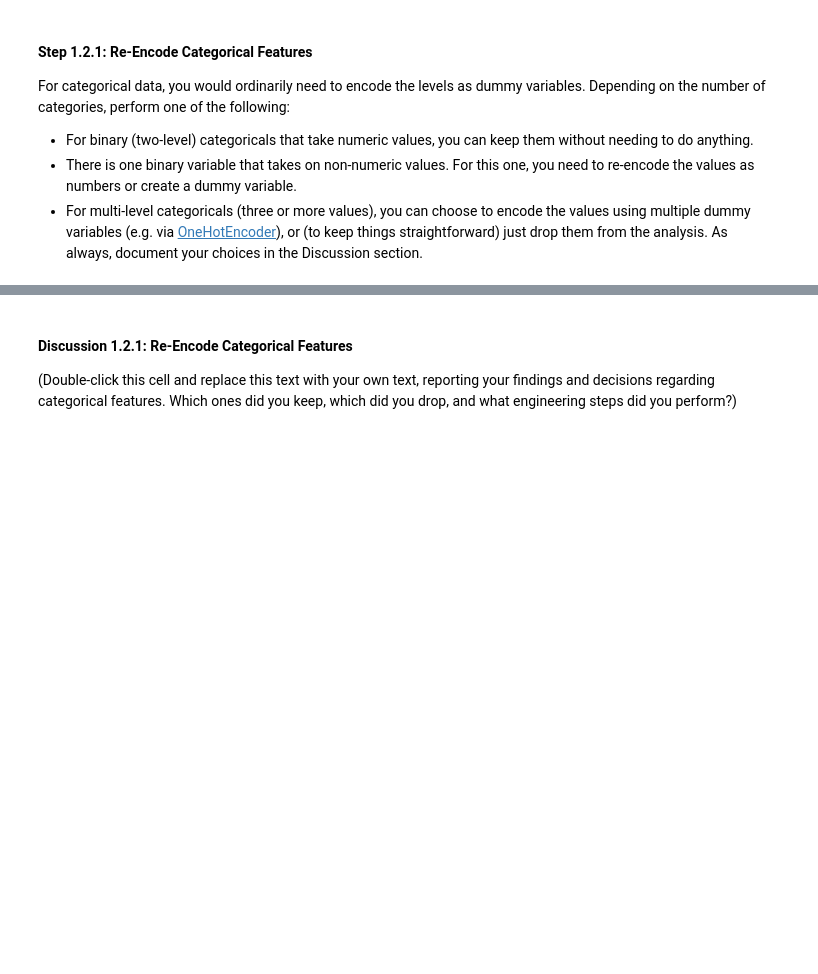
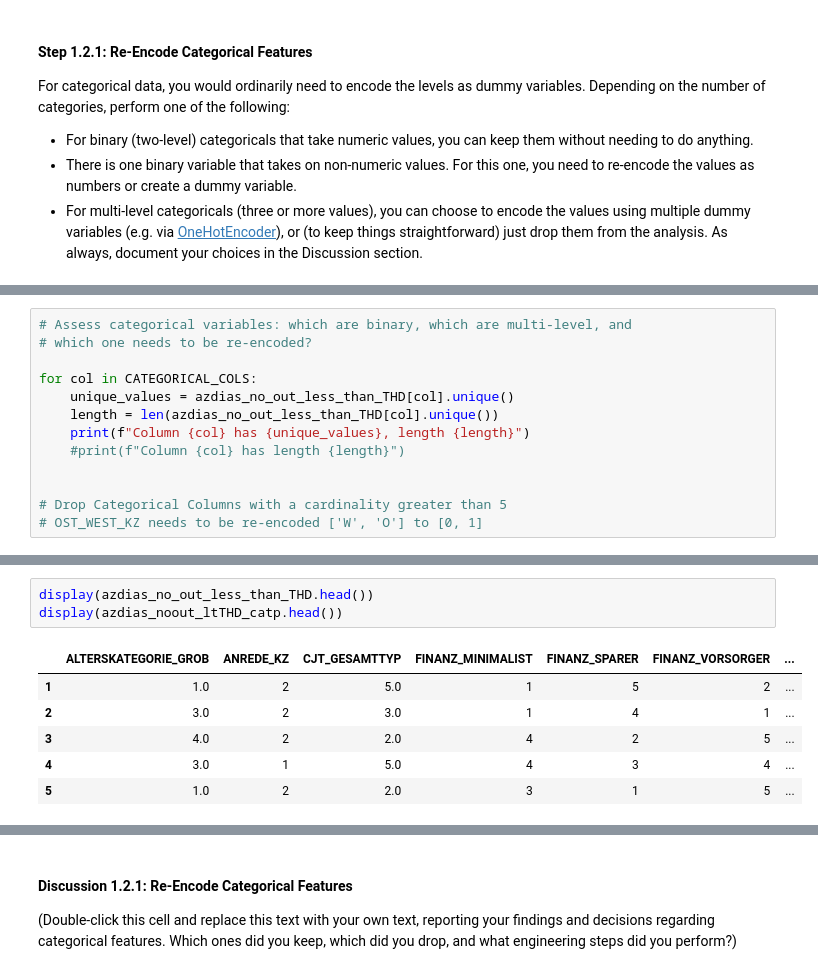
Before and after one commit to EugeneGene/customer_segments_Arvato, a Jupyter notebook: notebooks/Identify_Customer_Segments.ipynb, the cells around one changed output, grey strips where cells are left out. Saved outputs shown, nothing was run; the diff lists cells and outputs as text; blank space fills up the shorter version.

```diff
--- a/notebooks/Identify_Customer_Segments.ipynb
+++ b/notebooks/Identify_Customer_Segments.ipynb
@@ -439,0 +580,13 @@ For categorical data, you would ordinarily need to encode the levels as dummy va
+# %%
+# Assess categorical variables: which are binary, which are multi-level, and
+# which one needs to be re-encoded?
+
+for col in CATEGORICAL_COLS:
+    unique_values = azdias_no_out_less_than_THD[col].unique()
+    length = len(azdias_no_out_less_than_THD[col].unique())
+    print(f"Column {col} has {unique_values}, length {length}")
+    #print(f"Column {col} has length {length}")
+
+
+# Drop Categorical Columns with a cardinality greater than 5
+# OST_WEST_KZ needs to be re-encoded ['W', 'O'] to [0, 1]
@@ -439,0 +695,10 @@ For categorical data, you would ordinarily need to encode the levels as dummy va
+# %%
+display(azdias_no_out_less_than_THD.head())
+display(azdias_noout_ltTHD_catp.head())
+# %% [output]
+|  | ALTERSKATEGORIE_GROB | ANREDE_KZ | CJT_GESAMTTYP | FINANZ_MINIMALIST | FINANZ_SPARER | FINANZ_VORSORGER | ... |
+| 1 | 1.0 | 2 | 5.0 | 1 | 5 | 2 | ... |
+| 2 | 3.0 | 2 | 3.0 | 1 | 4 | 1 | ... |
+| 3 | 4.0 | 2 | 2.0 | 4 | 2 | 5 | ... |
+| 4 | 3.0 | 1 | 5.0 | 4 | 3 | 4 | ... |
+| 5 | 1.0 | 2 | 2.0 | 3 | 1 | 5 | ... |
```
Also changed, not shown: parts of 20 cells of this notebook, 1 other file.
